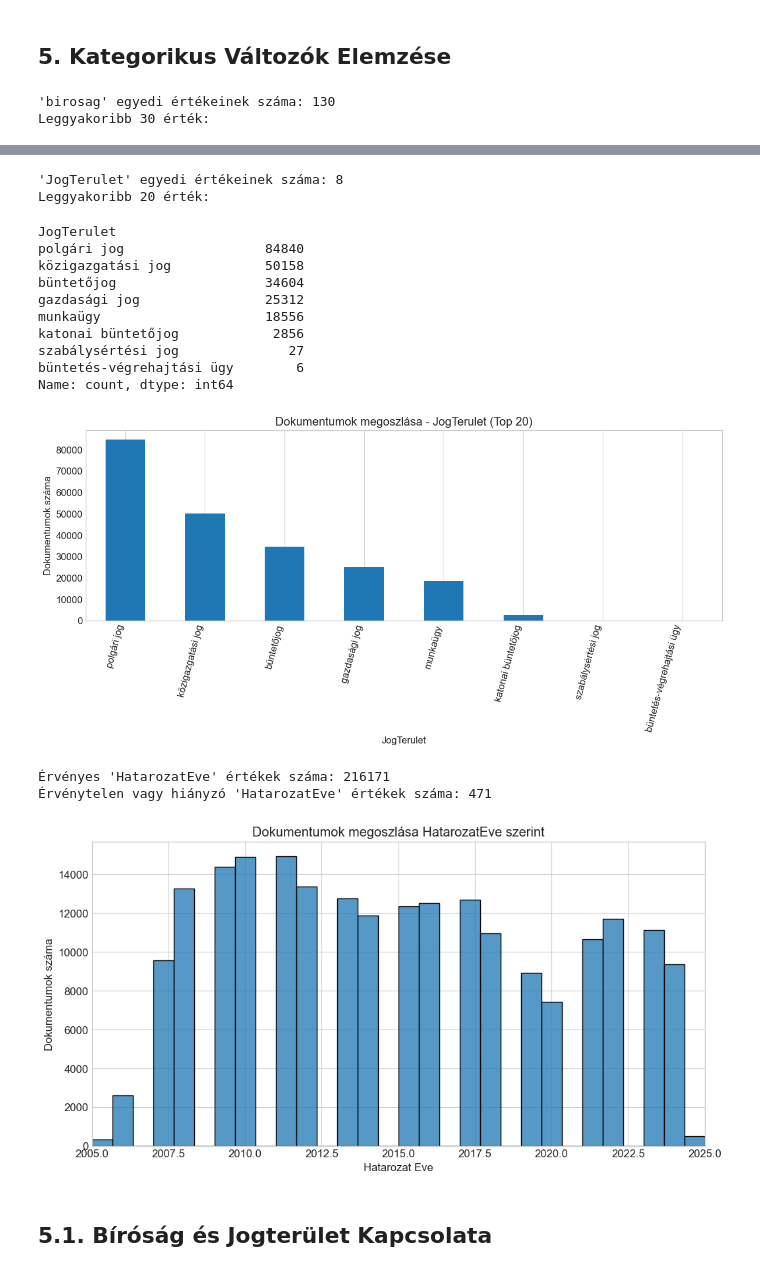
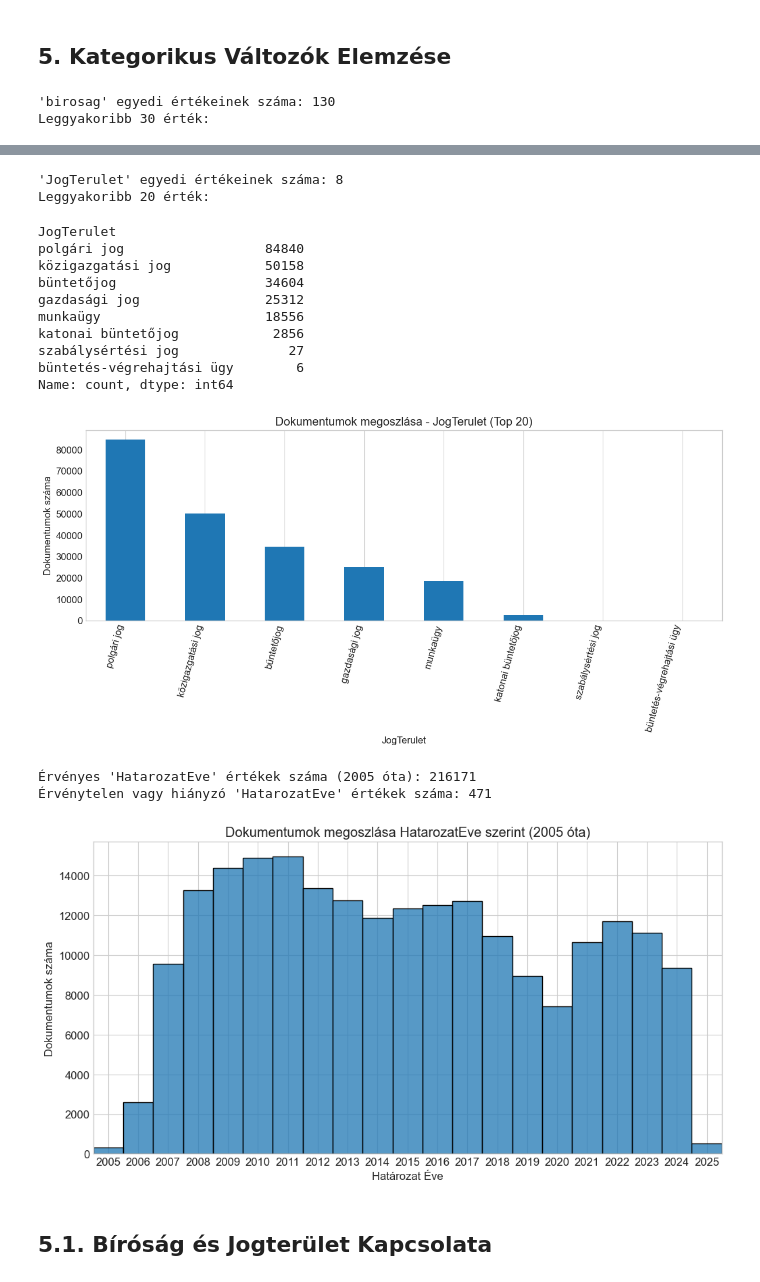
Before and after one commit to ZeleMate/Szakdolgozat, a Jupyter notebook: notebooks/eda_birosagi_hatarozatok.ipynb, the cells around one changed output, grey strips where cells are left out. Cells and saved outputs as stored; diff of their text form; code cells hidden in the pictures.

Commit message:
Refactor code structure for improved readability and maintainability

```diff
--- a/notebooks/eda_birosagi_hatarozatok.ipynb
+++ b/notebooks/eda_birosagi_hatarozatok.ipynb
@@ -52,6 +52,19 @@ else:
         else:
             print("A megadott oszlopok ('Rezume', 'IndexelesIdeje', 'IndexId') egyike sem található.")
 
+        # Oszlopok átnevezése
+        rename_mapping = {
+            'AllKapcsolodoUgyszam': 'Kapcsolódó Ügyszám',
+            'AllKapcsolodoBirosag': 'Kapcsolódó Bíróság'
+        }
+        # Csak a létező oszlopokat nevezzük át
+        existing_rename_mapping = {k: v for k, v in rename_mapping.items() if k in df.columns}
+        if existing_rename_mapping:
+            df.rename(columns=existing_rename_mapping, inplace=True)
+            print(f"Átnevezett oszlopok: {existing_rename_mapping}")
+        else:
+            print("Az átnevezendő oszlopok ('AllKapcsolodoUgyszam', 'AllKapcsolodoBirosag') egyike sem található.")
+
         print(f"Megmaradt oszlopok: {df.columns.tolist()}")
     except Exception as e:
         print(f"Hiba a CSV olvasása vagy feldolgozása közben: {e}")
@@ -262,25 +280,33 @@ if 'df' in locals():
 
     # HatarozatEve elemzése
     if 'HatarozatEve' in df.columns:
-        # Érvényes évszámok szűrése (pl. 1900-tól napjainkig)
-        df['HatarozatEve_num'] = pd.to_numeric(df['HatarozatEve'], errors='coerce')
+        # Érvényes évszámok szűrése (pl. 2005-től napjainkig) és integer típussá alakítás
+        # Use Int64 to handle potential NaNs while keeping integer type
+        df['HatarozatEve_num'] = pd.to_numeric(df['HatarozatEve'], errors='coerce').astype('Int64')
         valid_years_mask = (df['HatarozatEve_num'] >= 2005) & (df['HatarozatEve_num'] <= pd.Timestamp.now().year)
         valid_years = df.loc[valid_years_mask, 'HatarozatEve_num']
 
-        print(f"\nÉrvényes 'HatarozatEve' értékek száma: {len(valid_years)}")
+        print(f"\nÉrvényes 'HatarozatEve' értékek száma (2005 óta): {len(valid_years)}")
         print(f"Érvénytelen vagy hiányzó 'HatarozatEve' értékek száma: {len(df) - len(valid_years)}")
 
         if not valid_years.empty:
             plt.figure(figsize=(12, 6))
-            sns.histplot(x=valid_years, bins=30, kde=False) # Corrected histplot call
-            plt.title('Dokumentumok megoszlása HatarozatEve szerint')
-            plt.xlabel('Hatarozat Eve')
+            # Use discrete=True for integer years to center bars on ticks
+            min_year = valid_years.min()
+            max_year = valid_years.max()
+            # Let histplot handle bins for discrete data
+            sns.histplot(x=valid_years, kde=False, discrete=True)
+            plt.title('Dokumentumok megoszlása HatarozatEve szerint (2005 óta)')
+            plt.xlabel('Határozat Éve')
             plt.ylabel('Dokumentumok száma')
-            plt.xlim(2005, pd.Timestamp.now().year)  # Set x-axis limits to start from 2005
+            # Ensure ticks are placed at integer years
+            tick_step = max(1, (max_year - min_year) // 20) # Adjust step for readability
+            plt.xticks(ticks=range(min_year, max_year + 1, tick_step), rotation=0) # Set rotation to 0 for clarity if possible
+            plt.xlim(min_year - 0.5, max_year + 0.5) # Keep slight padding
             plt.grid(True)
             plt.show()
-    else:
-        print("\n'HatarozatEve' oszlop nem található.")
+        else:
+            print("\n'HatarozatEve' oszlop nem található vagy nincsenek érvényes évszámok 2005 óta.")
 # %% [output]
 'birosag' egyedi értékeinek száma: 130
 Leggyakoribb 30 érték:
@@ -289,35 +315,35 @@ Kúria                                                   49441
 Fővárosi Törvényszék                                    34428
 Fővárosi Ítélőtábla                                     31997
 Budapest Környéki Törvényszék                            8837
 Debreceni Ítélőtábla                                     7130
 Győri Ítélőtábla                                         6204
 Szegedi Ítélőtábla                                       5787
 Debreceni Törvényszék                                    5641
 Szegedi Törvényszék                                      5083
 Pécsi Ítélőtábla                                         4461
 Miskolci Törvényszék                                     4359
 ... (16 lines left out)
 Szombathelyi Törvényszék                                 1046
 Budapest Környéki Közigazgatási és Munkaügyi Bíróság      939
 Budai Központi Kerületi Bíróság                           579
 Name: count, dtype: int64
 [figure]
 'JogTerulet' egyedi értékeinek száma: 8
 Leggyakoribb 20 érték:
 JogTerulet
 polgári jog                  84840
 közigazgatási jog            50158
 büntetőjog                   34604
 gazdasági jog                25312
 munkaügy                     18556
 katonai büntetőjog            2856
 szabálysértési jog              27
 büntetés-végrehajtási ügy        6
 Name: count, dtype: int64
 [figure]
-Érvényes 'HatarozatEve' értékek száma: 216171
+Érvényes 'HatarozatEve' értékek száma (2005 óta): 216171
 Érvénytelen vagy hiányzó 'HatarozatEve' értékek száma: 471
-[figure, old version]
+[figure, new version]
 # %% [markdown]
 ## 5.1. Bíróság és Jogterület Kapcsolata
 # %%
```
Also changed, not shown: parts of 5 cells of this notebook, 2 other files.
